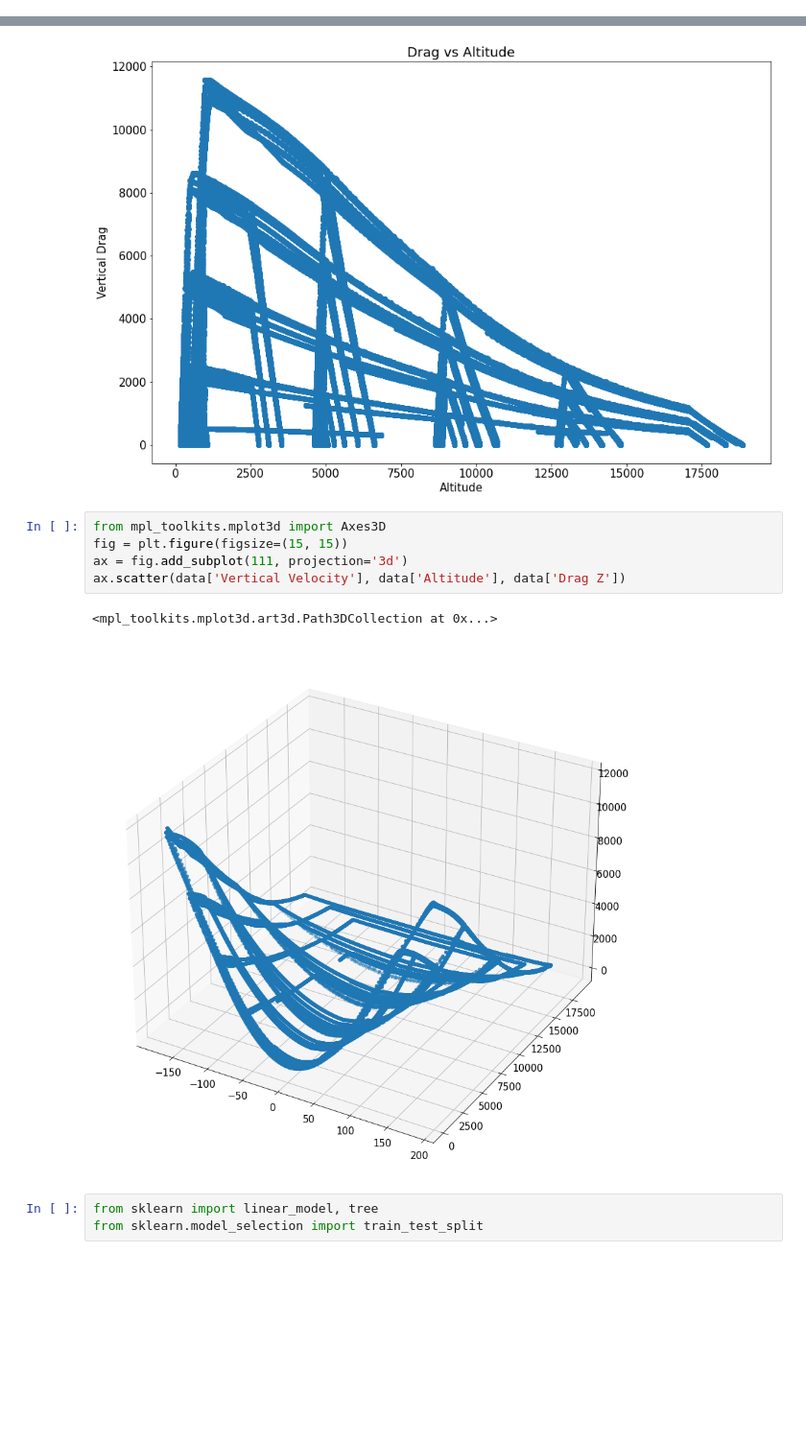
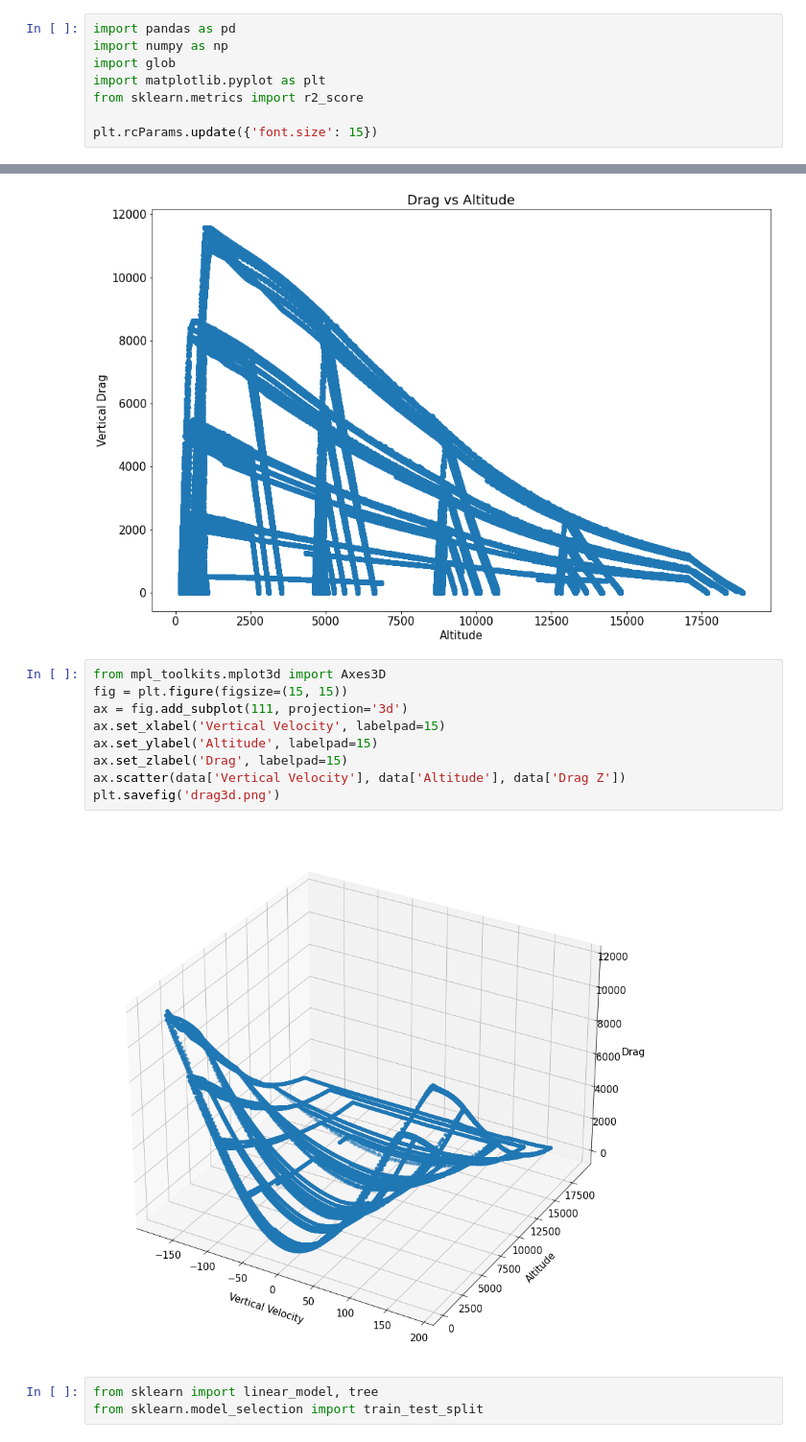
Before and after one commit to aliganbarov/KSP-MPC, a Jupyter notebook: analysis/drag/drag.ipynb, the cells around one changed output, grey strips where cells are left out. Shown at 96% size. Saved outputs shown, nothing was run; the diff lists cells and outputs as text; blank space fills up the shorter version.

```diff
--- a/analysis/drag/drag.ipynb
+++ b/analysis/drag/drag.ipynb
@@ -9,3 +1,11 @@ plt.rcParams.update({'font.size': 15})
+# %%
+import pandas as pd
+import numpy as np
+import glob
+import matplotlib.pyplot as plt
+from sklearn.metrics import r2_score
+
+plt.rcParams.update({'font.size': 15})
 # %%
 def read_data(filename='all'):
     path = 'C:/Users/aganb/Desktop/Thesis/code/v1.0/logs/data_collection'
@@ -44,11 +46,14 @@ plt.scatter(data['Altitude'], data['Drag Z'])
 # %%
 from mpl_toolkits.mplot3d import Axes3D
 fig = plt.figure(figsize=(15, 15))
 ax = fig.add_subplot(111, projection='3d')
+ax.set_xlabel('Vertical Velocity', labelpad=15)
+ax.set_ylabel('Altitude', labelpad=15)
+ax.set_zlabel('Drag', labelpad=15)
 ax.scatter(data['Vertical Velocity'], data['Altitude'], data['Drag Z'])
+plt.savefig('drag3d.png')
 # %% [output]
-<mpl_toolkits.mplot3d.art3d.Path3DCollection at 0x...>
-[figure, old version]
+[figure, new version]
 # %%
 from sklearn import linear_model, tree
 from sklearn.model_selection import train_test_split
```
Also changed, not shown: parts of 3 cells of this notebook, 9 other files.
